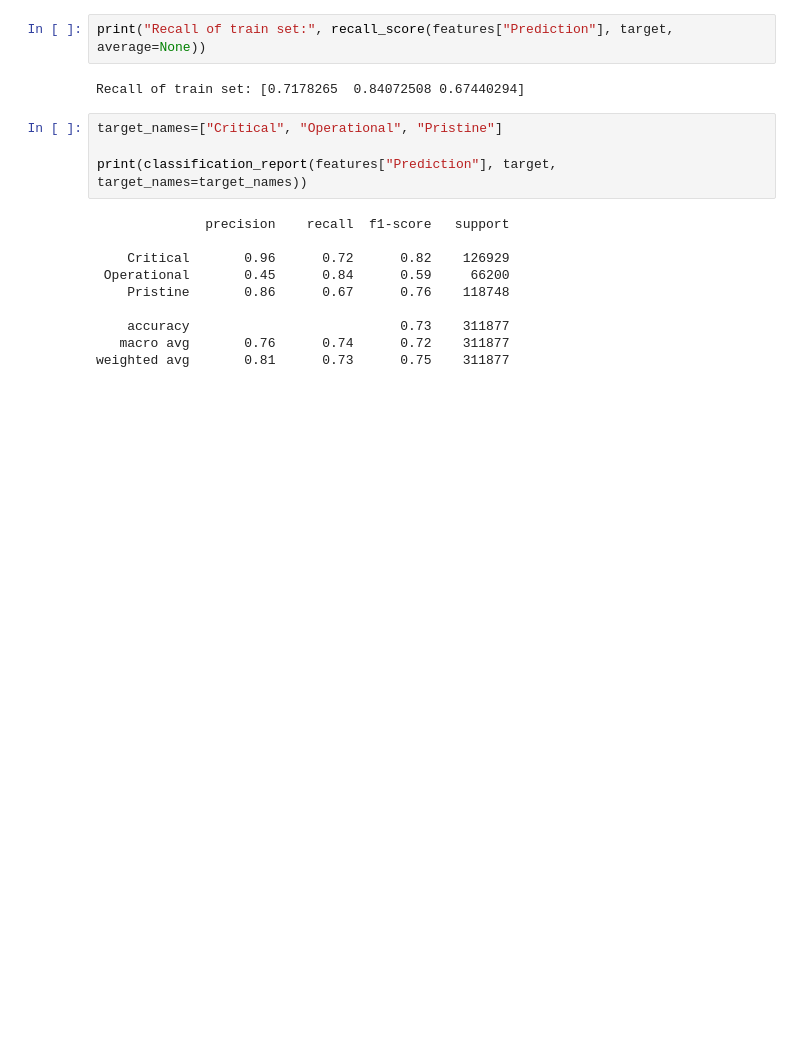
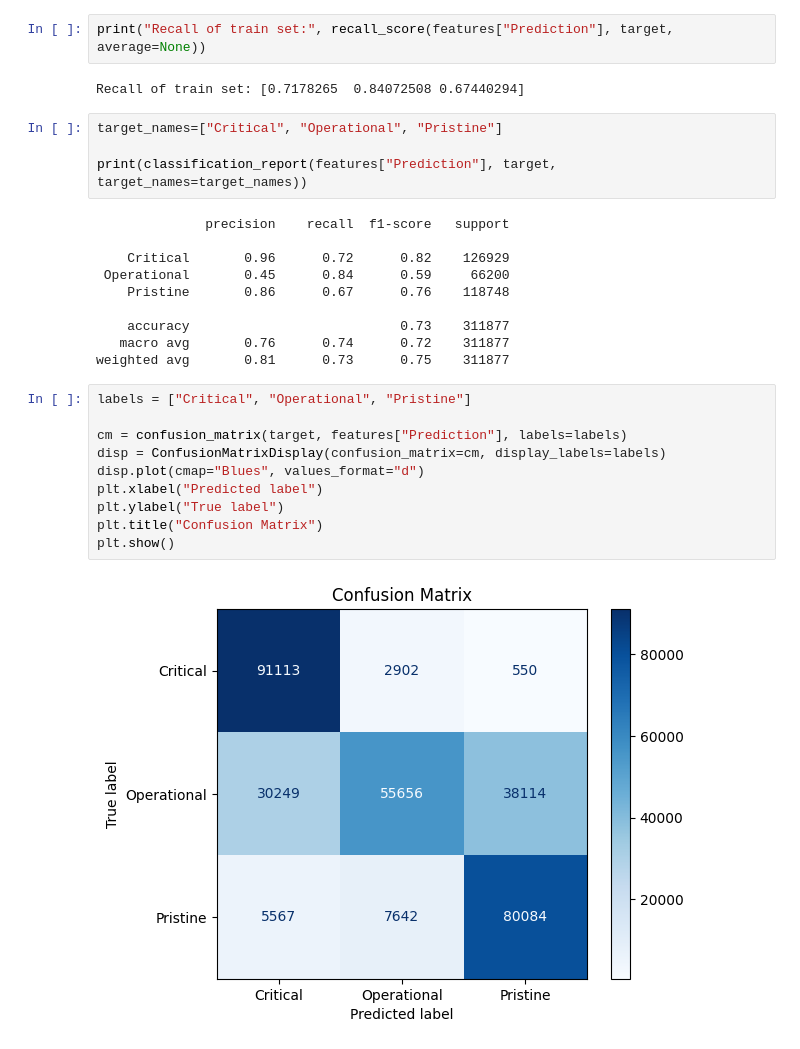
Before and after one commit to strmzi-git/jupyter-exam-03, a Jupyter notebook: DS-Assignment-it2.ipynb, the cells around one changed output. Saved outputs shown, nothing was run; the diff lists cells and outputs as text; blank space fills up the shorter version.

```diff
--- a/DS-Assignment-it2.ipynb
+++ b/DS-Assignment-it2.ipynb
@@ -531,3 +586,15 @@ print(classification_report(features["Prediction"], target, target_names=target_
     accuracy                           0.73    311877
    macro avg       0.76      0.74      0.72    311877
 weighted avg       0.81      0.73      0.75    311877
+# %%
+labels = ["Critical", "Operational", "Pristine"]
+
+cm = confusion_matrix(target, features["Prediction"], labels=labels)
+disp = ConfusionMatrixDisplay(confusion_matrix=cm, display_labels=labels)
+disp.plot(cmap="Blues", values_format="d")
+plt.xlabel("Predicted label")
+plt.ylabel("True label")
+plt.title("Confusion Matrix")
+plt.show()
+# %% [output]
+[figure, added]
```
Also changed, not shown: parts of 15 cells of this notebook.
